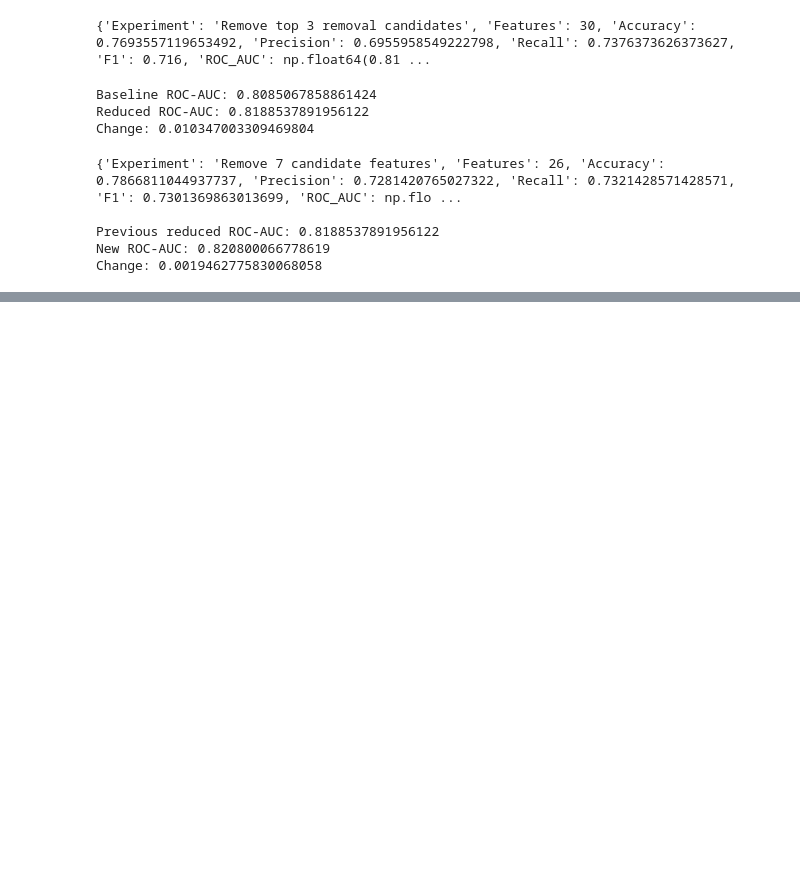
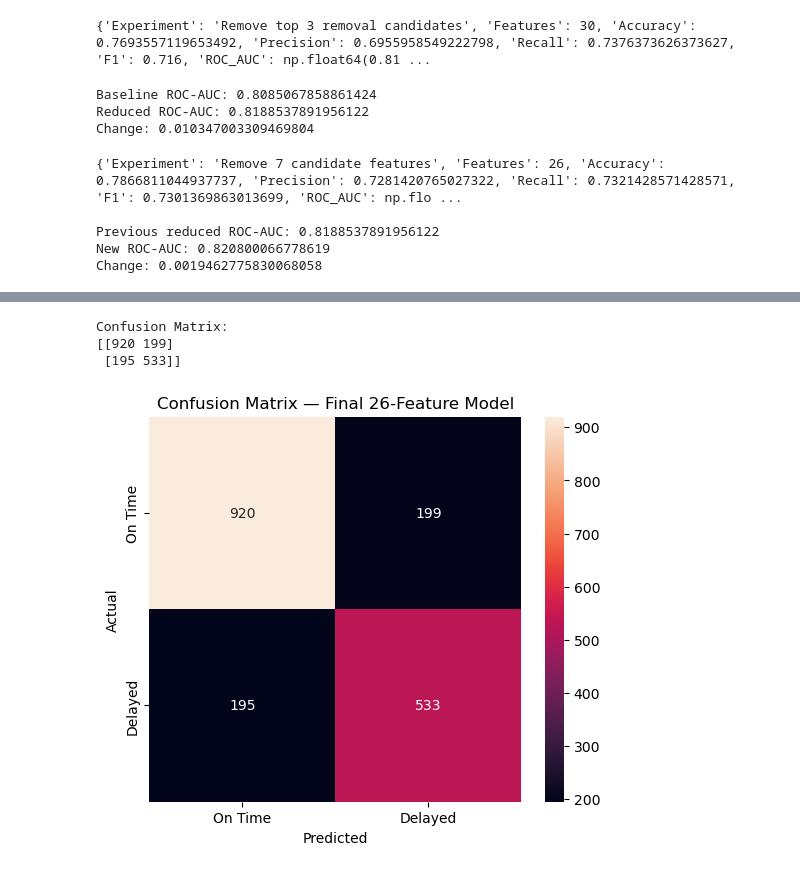
Before and after one commit to SNishanth2202/logistics, a Jupyter notebook: notebooks/02_deep_analysis.ipynb, the cells around one changed output, grey strips where cells are left out. Cells and saved outputs as stored; diff of their text form; code cells hidden in the pictures; blank space fills up the shorter version.

```diff
--- a/notebooks/02_deep_analysis.ipynb
+++ b/notebooks/02_deep_analysis.ipynb
@@ -2087,0 +2531,18 @@ Change: 0.0019462775830068058
+# %%
+import joblib
+from pathlib import Path
+
+ROOT = Path(r"C:\Users\shriv\logistics\logistics-ai")
+MODEL_DIR = ROOT / "models"
+
+final_model = joblib.load(
+    MODEL_DIR / "final_26_delay_xgboost.pkl"
+)
+
+final_preprocessor = joblib.load(
+    MODEL_DIR / "final_26_preprocessor.pkl"
+)
+
+print("Final 26-feature model loaded successfully!")
+print("Model expects:", final_model.n_features_in_)
+print("Test features:", X_test_26_processed.shape[1])
@@ -2087,0 +2603,28 @@ Change: 0.0019462775830068058
+# %%
+from sklearn.metrics import confusion_matrix
+import matplotlib.pyplot as plt
+import seaborn as sns
+
+cm = confusion_matrix(y_test, y_pred_final)
+
+print("Confusion Matrix:")
+print(cm)
+
+plt.figure(figsize=(6, 5))
+sns.heatmap(
+    cm,
+    annot=True,
+    fmt="d",
+    xticklabels=["On Time", "Delayed"],
+    yticklabels=["On Time", "Delayed"]
+)
+
+plt.xlabel("Predicted")
+plt.ylabel("Actual")
+plt.title("Confusion Matrix — Final 26-Feature Model")
+plt.show()
+# %% [output]
+Confusion Matrix:
+[[920 199]
+ [195 533]]
+[figure, added]
```
Also changed, not shown: parts of 32 cells of this notebook, 5 other files.
